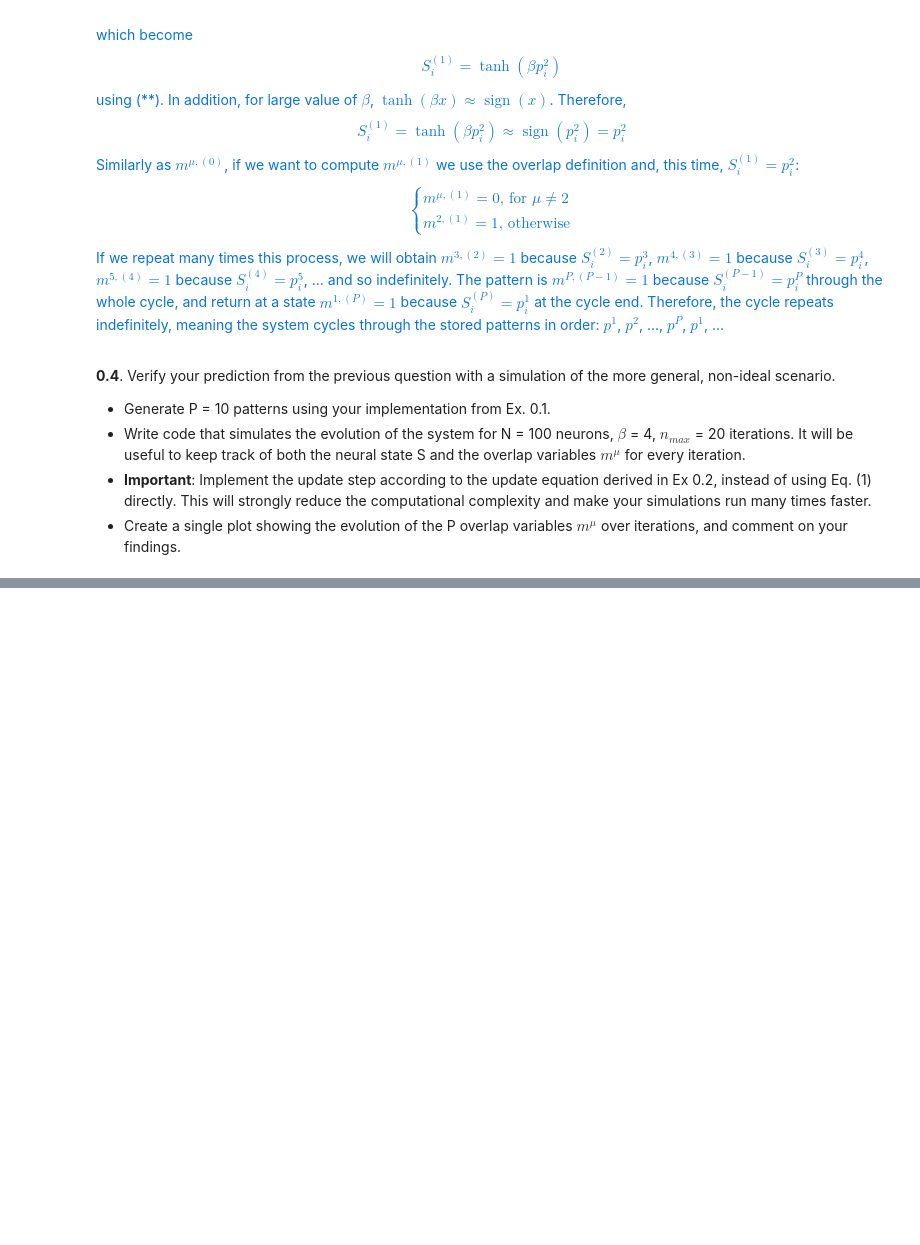
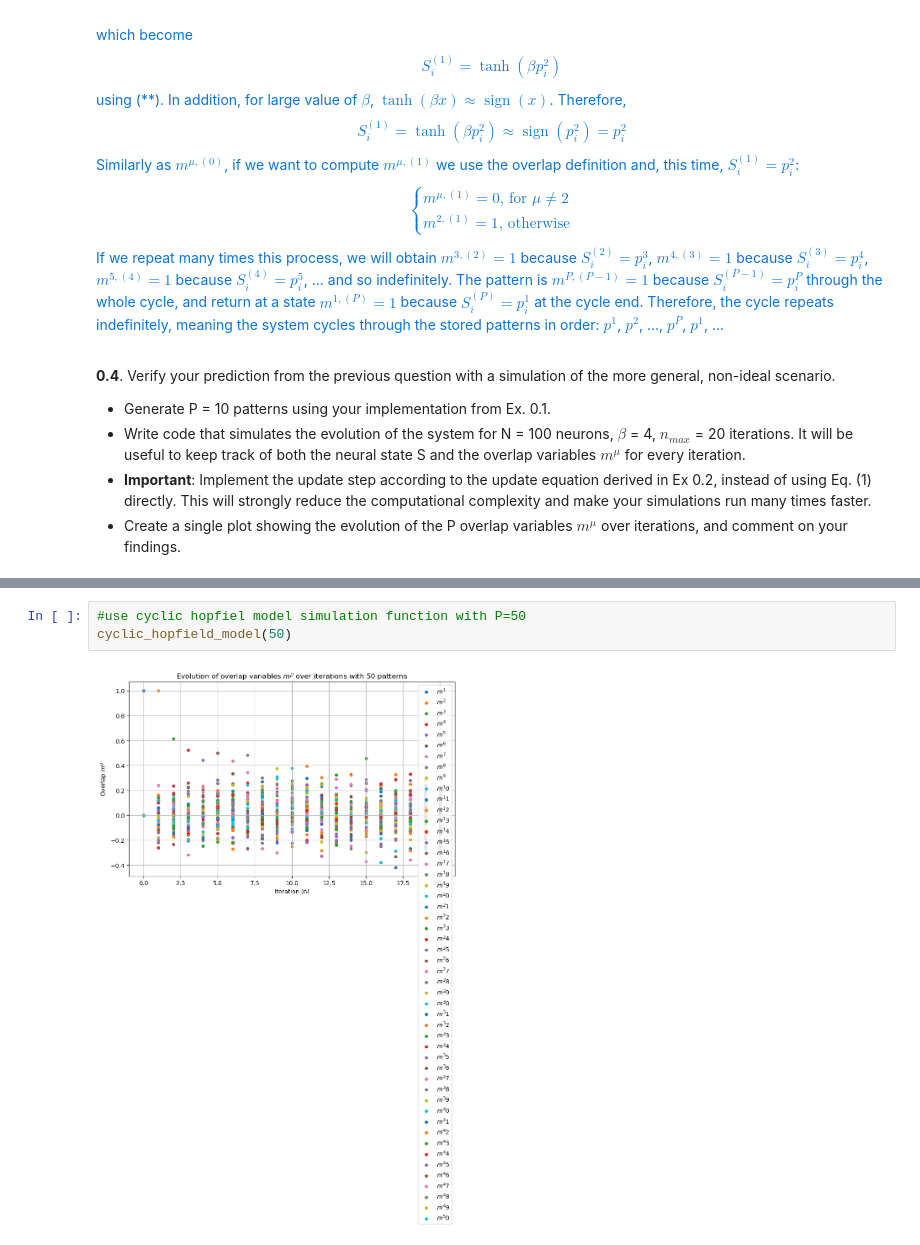
Before and after one commit to frossardr/H-et-R-project, a Jupyter notebook: Cyclic_hopfield_networks.ipynb, the cells around one changed output, grey strips where cells are left out. Cells and saved outputs as stored; diff of their text form; blank space fills up the shorter version.

```diff
--- a/Cyclic_hopfield_networks.ipynb
+++ b/Cyclic_hopfield_networks.ipynb
@@ -143,0 +210,5 @@ Therefore, the cycle repeats indefinitely, meaning the system cycles through the
+# %%
+#use cyclic hopfiel model simulation function with P=50
+cyclic_hopfield_model(50)
+# %% [output]
+[figure, added]
```
Also changed, not shown: parts of 57 cells of this notebook.
